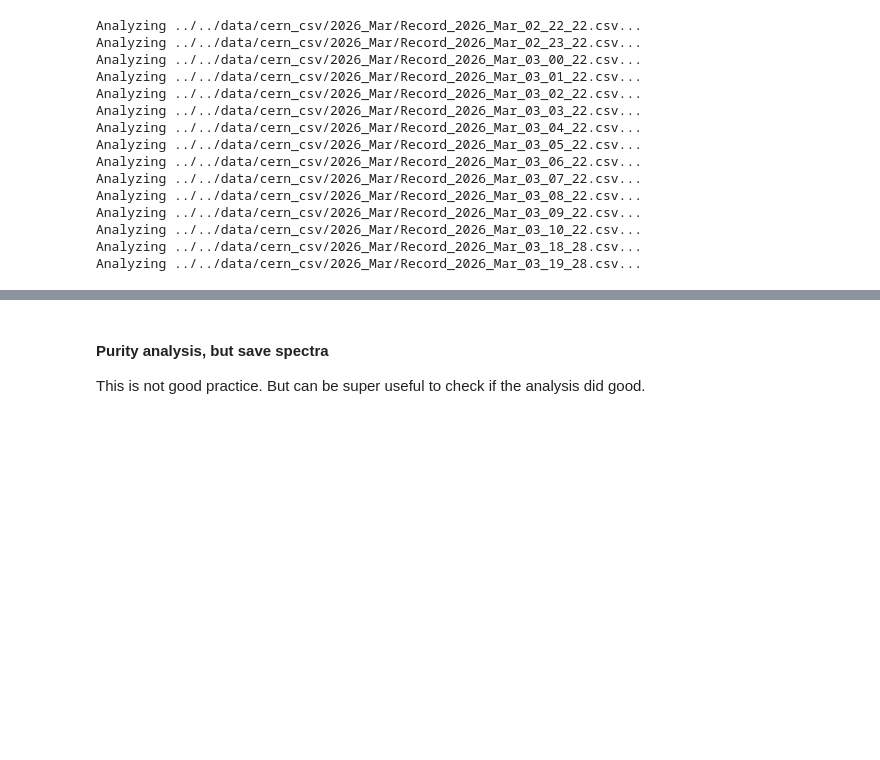
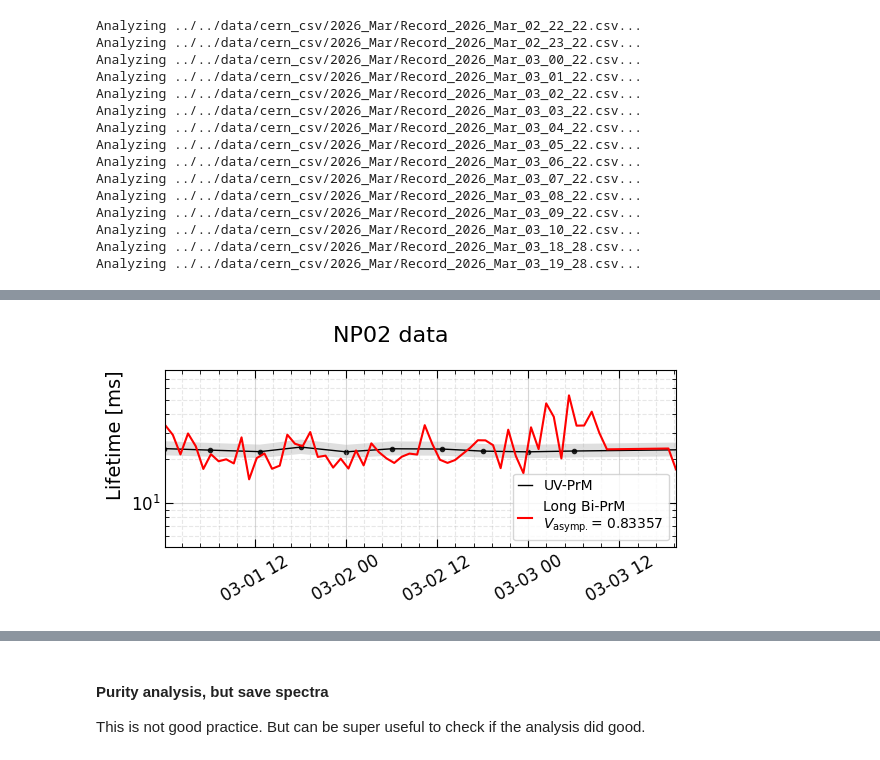
Before and after one commit to rtriozzi/pmana, a Jupyter notebook: notebooks/purity/pmana_CERN_purity.ipynb, the cells around one changed output, grey strips where cells are left out. Cells and saved outputs as stored; diff of their text form; code cells hidden in the pictures; blank space fills up the shorter version.

```diff
--- a/notebooks/purity/pmana_CERN_purity.ipynb
+++ b/notebooks/purity/pmana_CERN_purity.ipynb
@@ -258,0 +326,35 @@ fig.savefig(f"../../plots/cern/IC_Peaks_{TIME_DIR}.png", dpi=300, bbox_inches='t
+# %%
+# check electron lifetime with respect to IC peak
+fig, ax = plt.subplots(figsize=(6, 3), nrows=1, layout='tight')
+
+# plot UV-PrM data
+ax.scatter(UVData.Date, UVData.Center, marker='.', c='black')
+ax.plot(UVData.Date, UVData.Center, lw=1, c='black', label='UV-PrM')
+ymin = numpy.minimum.reduce([UVData.Low, UVData.Center, UVData.High])
+ymax = numpy.maximum.reduce([UVData.Low, UVData.Center, UVData.High])
+ax.fill_between(UVData.Date, ymin, ymax, fc='gray', alpha=0.25)
+
+# plot lifetime from Bi-PrM data
+IC_PEAK_ASYMPTOTIC = 0.83357082
+Output['Lifetime'] = pmana.purity.ana.GetLifetime_SinglePrM(
+  Output['LongIC_Peak'],
+  IC_PEAK_ASYMPTOTIC
+)
+ax.plot(Output['Date'], Output['Lifetime']/1.e3, c='red', label='Long Bi-PrM\n$V_\\mathrm{asymp.}$' + f'= {IC_PEAK_ASYMPTOTIC:.5f}')
+
+# gfx
+pmana.utils.plotting.UpdateMatplotlibStyle(ax, None, 'Lifetime [ms]')
+ax.legend(handlelength=1, loc='lower right')
+ax.tick_params(axis='x', labelrotation=30)
+ax.grid(which='major', alpha=0.5)
+ax.grid(which='minor', ls='--', alpha=0.3)
+ax.set_yscale('log')
+ax.set_xlim(Output['Date'].min(), Output['Date'].max())
+ax.set_ylim(5, 80)
+
+fig.suptitle(f'NP02 data', fontsize=16)
+
+plt.show()
+fig.savefig(f"../../plots/cern/IC_Peaks_Asymptotic_Comparison_{TIME_DIR}.png", dpi=300, bbox_inches='tight')
+# %% [output]
+[figure, added]
```
Also changed, not shown: parts of 8 cells of this notebook, 2 other files.
